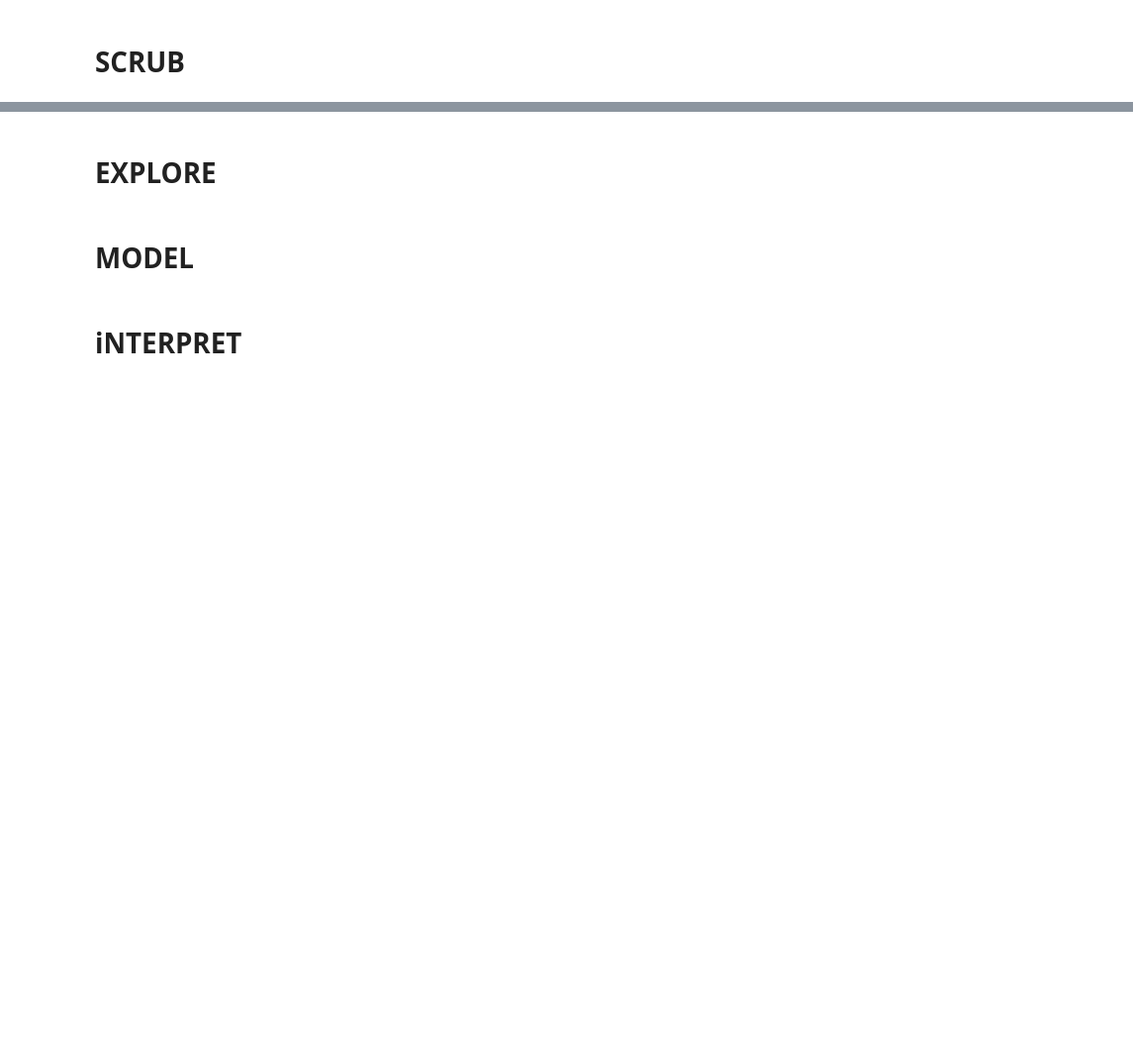
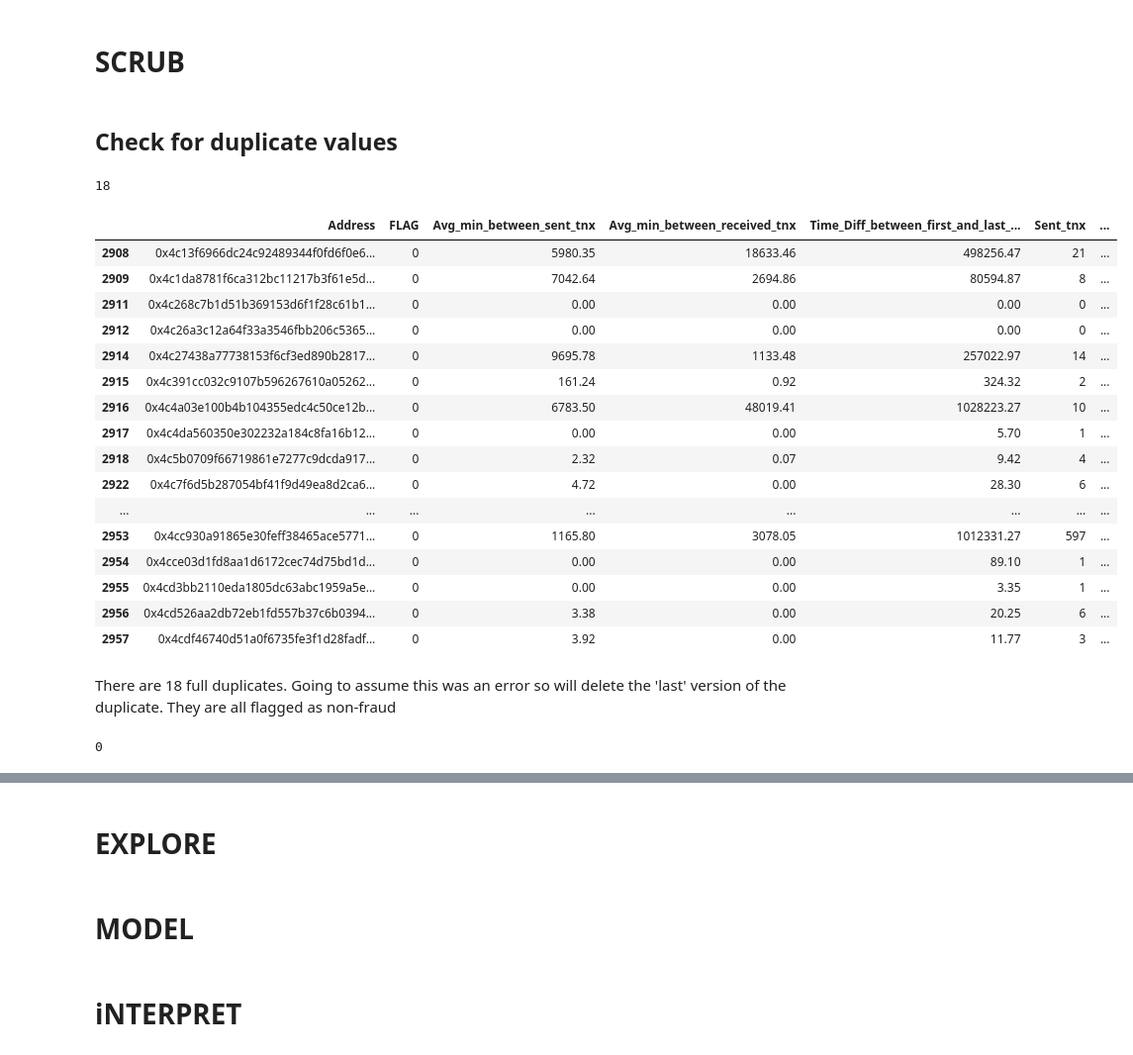
Before and after one commit to kuninethan95/OSEMN, a Jupyter notebook: index_OSEMN.ipynb, the cells around one changed output, grey strips where cells are left out. Shown at 99% size. Saved outputs shown, nothing was run; the diff lists cells and outputs as text; code cells hidden in the pictures; blank space fills up the shorter version.

```diff
--- a/index_OSEMN.ipynb
+++ b/index_OSEMN.ipynb
@@ -143,2 +147,8 @@ ___
 # %% [markdown]
 # OBTAIN
+# %%
+# Load in the data from Kaggle
+import pandas as pd
+pd.set_option('display.max_columns', None)
+
+df = pd.read_csv('transaction_dataset.csv')
@@ -145,2 +186,32 @@ ___
 # %% [markdown]
 # SCRUB
+# %% [markdown]
+## Check for duplicate values
+# %%
+# Check for complete duplicates
+
+df.duplicated().sum()
+# %% [output]
+18
+# %%
+df[df.duplicated(keep=False)]
+# %% [output]
+|  | Address | FLAG | Avg_min_between_sent_tnx | Avg_min_between_received_tnx | Time_Diff_between_first_and_last_... | Sent_tnx | ... |
+| 2908 | 0x4c13f6966dc24c92489344f0fd6f0e6... | 0 | 5980.35 | 18633.46 | 498256.47 | 21 | ... |
+| 2909 | 0x4c1da8781f6ca312bc11217b3f61e5d... | 0 | 7042.64 | 2694.86 | 80594.87 | 8 | ... |
+| 2911 | 0x4c268c7b1d51b369153d6f1f28c61b1... | 0 | 0.00 | 0.00 | 0.00 | 0 | ... |
+| 2912 | 0x4c26a3c12a64f33a3546fbb206c5365... | 0 | 0.00 | 0.00 | 0.00 | 0 | ... |
+| 2914 | 0x4c27438a77738153f6cf3ed890b2817... | 0 | 9695.78 | 1133.48 | 257022.97 | 14 | ... |
+| 2915 | 0x4c391cc032c9107b596267610a05262... | 0 | 161.24 | 0.92 | 324.32 | 2 | ... |
+| 2916 | 0x4c4a03e100b4b104355edc4c50ce12b... | 0 | 6783.50 | 48019.41 | 1028223.27 | 10 | ... |
+| 2917 | 0x4c4da560350e302232a184c8fa16b12... | 0 | 0.00 | 0.00 | 5.70 | 1 | ... |
+| 2918 | 0x4c5b0709f66719861e7277c9dcda917... | 0 | 2.32 | 0.07 | 9.42 | 4 | ... |
+| 2922 | 0x4c7f6d5b287054bf41f9d49ea8d2ca6... | 0 | 4.72 | 0.00 | 28.30 | 6 | ... |
+| ... | ... | ... | ... | ... | ... | ... | ... |
+| 2953 | 0x4cc930a91865e30feff38465ace5771... | 0 | 1165.80 | 3078.05 | 1012331.27 | 597 | ... |
+| 2954 | 0x4cce03d1fd8aa1d6172cec74d75bd1d... | 0 | 0.00 | 0.00 | 89.10 | 1 | ... |
+| 2955 | 0x4cd3bb2110eda1805dc63abc1959a5e... | 0 | 0.00 | 0.00 | 3.35 | 1 | ... |
+| 2956 | 0x4cd526aa2db72eb1fd557b37c6b0394... | 0 | 3.38 | 0.00 | 20.25 | 6 | ... |
+| 2957 | 0x4cdf46740d51a0f6735fe3f1d28fadf... | 0 | 3.92 | 0.00 | 11.77 | 3 | ... |
+# %% [markdown]
+There are 18 full duplicates. Going to assume this was an error so will delete the 'last' version of the duplicate. They are all flagged as non-fraud
@@ -146,0 +222,6 @@ ___
+# %%
+# Make sure there are no duplicate values left
+
+df.duplicated().sum()
+# %% [output]
+0
```
Also changed, not shown: parts of 32 cells of this notebook, 1 other file.
